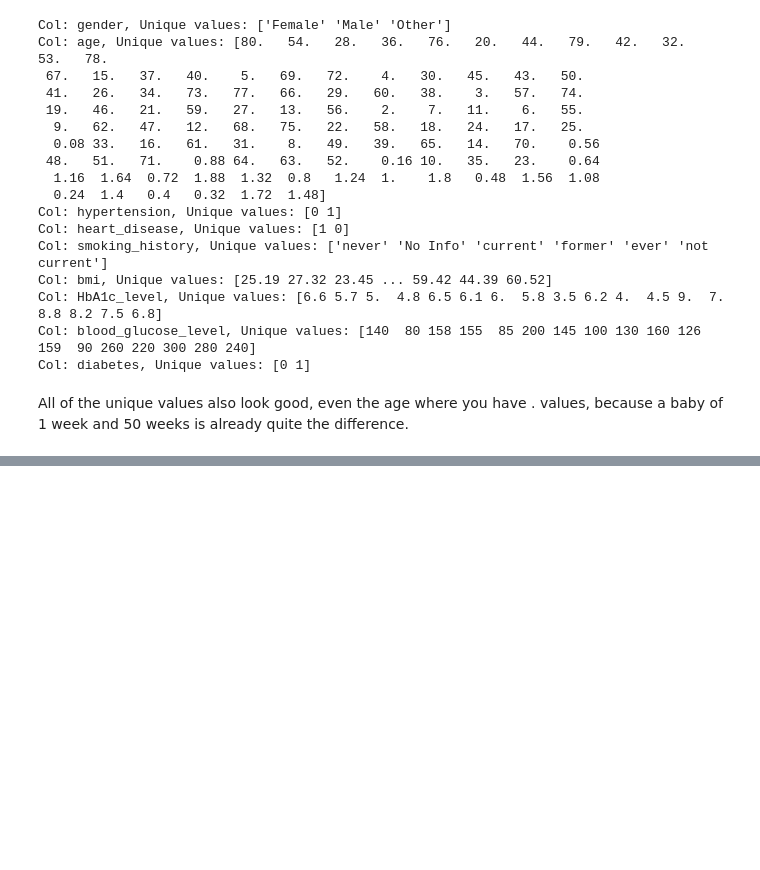
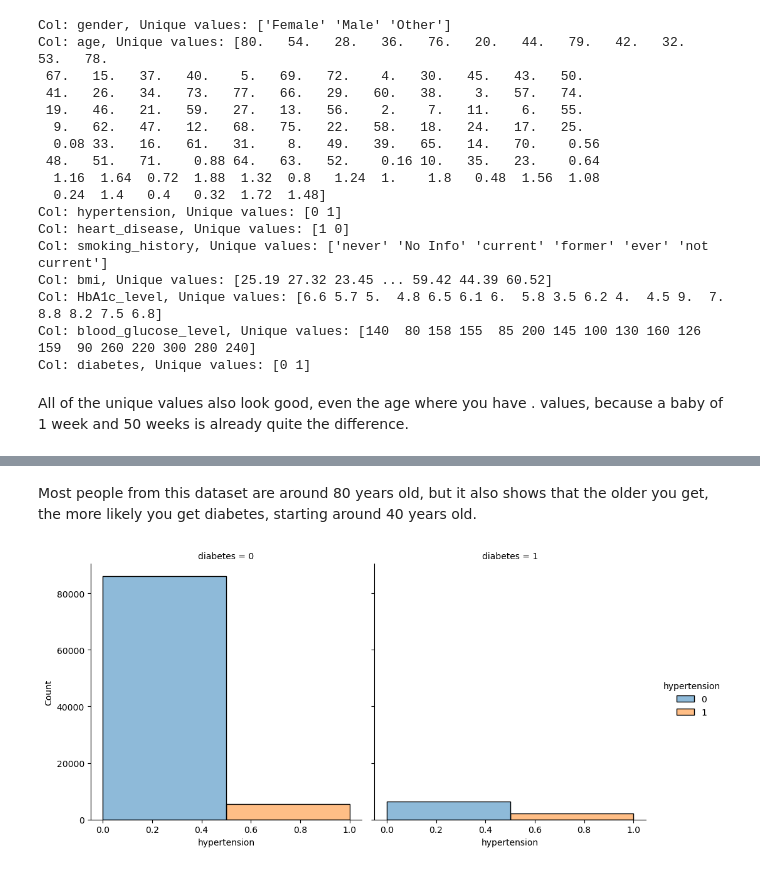
Before and after one commit to jarnoweemen/ML_Practice_Assignments, a Jupyter notebook: Practice 2/Practice 2 - Diabetes.ipynb, the cells around one changed output, grey strips where cells are left out. Saved outputs shown, nothing was run; the diff lists cells and outputs as text; code cells hidden in the pictures; blank space fills up the shorter version.

```diff
--- a/Practice 2/Practice 2 - Diabetes.ipynb
+++ b/Practice 2/Practice 2 - Diabetes.ipynb
@@ -88,0 +140,7 @@ Now that we know the data is ready for use, we can look at a couple of things:
+# %% [markdown]
+Most people from this dataset are around 80 years old, but it also shows that the older you get, the more likely you get diabetes, starting around 40 years old.
+# %%
+sns.displot(data=df_diabetes, x="hypertension", col="diabetes", bins=[0,0.5,1], hue="hypertension")
+plt.show()
+# %% [output]
+[figure, added]
```
Also changed, not shown: parts of 63 cells of this notebook.
